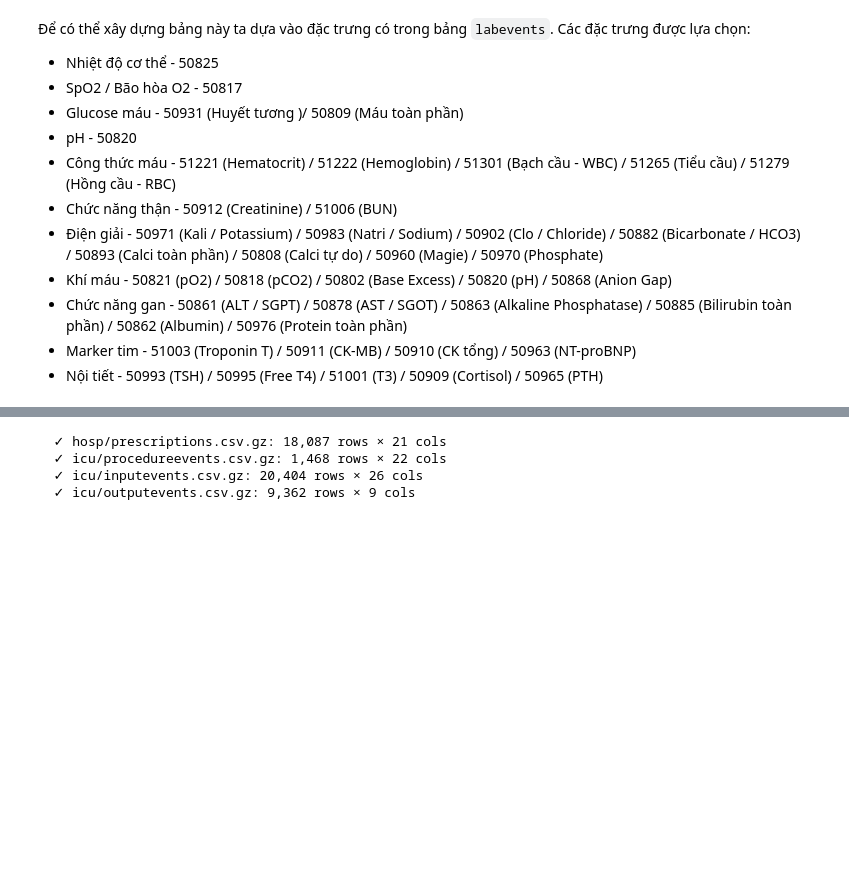
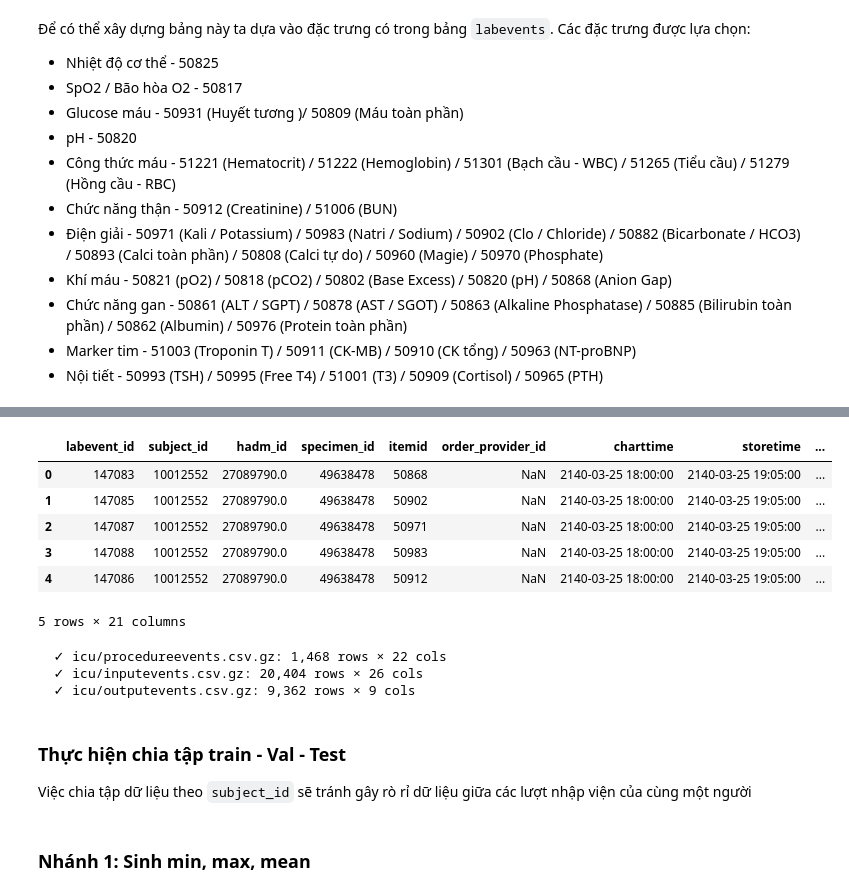
Before and after one commit to TienNguyen0712/hybrid-llm-tabular-pipeline-for-icu-mortality-prediction, a Jupyter notebook: mimic_iv_rag_pipeline_demo.ipynb, the cells around one changed output, grey strips where cells are left out. Cells and saved outputs as stored; diff of their text form; code cells hidden in the pictures; blank space fills up the shorter version.

```diff
--- a/mimic_iv_rag_pipeline_demo.ipynb
+++ b/mimic_iv_rag_pipeline_demo.ipynb
@@ -336,3 +453,44 @@ Index(['subject_id', 'hadm_id', 'stay_id', 'heart_rate_min', 'heart_rate_max',
 - Chức năng gan - 50861 (ALT / SGPT) / 50878 (AST / SGOT) / 50863 (Alkaline Phosphatase) / 50885 (Bilirubin toàn phần) / 50862 (Albumin) / 50976 (Protein toàn phần)
 - Marker tim - 51003 (Troponin T) / 50911 (CK-MB) / 50910 (CK tổng) / 50963 (NT-proBNP)
 - Nội tiết - 50993 (TSH) / 50995 (Free T4) / 51001 (T3) / 50909 (Cortisol) / 50965 (PTH)
+# %%
+from typing import Dict, Tuple
+
+def filter_and_clean_lab_events(labevents_df: pd.DataFrame, cohort_df: pd.DataFrame, item_mapping: Dict[int, str], outlier_bounds: Dict[str, Tuple[float, float]]) -> pd.DataFrame:
+    """
+    Giới hạn dữ liệu xét nghiệm (labevents) trong cửa sổ 24h ICU,
+    ánh xạ tên chỉ số và lọc nhiễu sinh lý.
+    """
+    # Tối ưu bộ nhớ: Lọc các itemid quan tâm TRƯỚC khi Merge
+    df = labevents_df[labevents_df['itemid'].isin(item_mapping.keys())].copy()
+
+    # Merge với cohort lấy stay_id và intime
+    # Lưu ý: labevents kết nối qua subject_id và hadm_id
+    df = df.merge(
+        cohort_df[['stay_id', 'subject_id', 'hadm_id', 'intime']],
+        on=['subject_id', 'hadm_id'],
+        how='inner'
+    )
+
+    # Lọc mốc thời gian: intime <= charttime <= intime + 24h
+    df['charttime'] = pd.to_datetime(df['charttime'])
+    df['obs_end_time'] = df['intime'] + pd.Timedelta(hours=24)
+
+    mask_time = (df['charttime'] >= df['intime']) & (df['charttime'] <= df['obs_end_time'])
+    df = df[mask_time].copy()
+
+    # Tính mốc thời gian tương đối delta_t (tính bằng giờ)
+    df['delta_hours'] = (df['charttime'] - df['intime']).dt.total_seconds() / 3600.0
+
+    # Áp ánh mã itemid sang tên biến lâm sàng
+    df['feature_name'] = df['itemid'].map(item_mapping)
+
+    # Lọc nhiễu sinh lý (Outlier Cleaning)
+    df['valuenum'] = pd.to_numeric(df['valuenum'], errors='coerce')
+
+    for feat_name, (min_val, max_val) in outlier_bounds.items():
+        feat_mask = df['feature_name'] == feat_name
+        invalid_mask = feat_mask & ((df['valuenum'] < min_val) | (df['valuenum'] > max_val))
+        df.loc[invalid_mask, 'valuenum'] = np.nan
+
+    return df.dropna(subset=['valuenum']).reset_index(drop=True)
@@ -339 +622,13 @@ Index(['subject_id', 'hadm_id', 'stay_id', 'heart_rate_min', 'heart_rate_max',
+# %%
+lab_test = filter_and_clean_lab_events(labevents, cohort, lab_item_mapping, lab_outlier_bounds)
+# %%
+lab_test.head()
+# %% [output]
+|  | labevent_id | subject_id | hadm_id | specimen_id | itemid | order_provider_id | charttime | storetime | ... |
+| 0 | 147083 | 10012552 | 27089790.0 | 49638478 | 50868 | NaN | 2140-03-25 18:00:00 | 2140-03-25 19:05:00 | ... |
+| 1 | 147085 | 10012552 | 27089790.0 | 49638478 | 50902 | NaN | 2140-03-25 18:00:00 | 2140-03-25 19:05:00 | ... |
+| 2 | 147087 | 10012552 | 27089790.0 | 49638478 | 50971 | NaN | 2140-03-25 18:00:00 | 2140-03-25 19:05:00 | ... |
+| 3 | 147088 | 10012552 | 27089790.0 | 49638478 | 50983 | NaN | 2140-03-25 18:00:00 | 2140-03-25 19:05:00 | ... |
+| 4 | 147086 | 10012552 | 27089790.0 | 49638478 | 50912 | NaN | 2140-03-25 18:00:00 | 2140-03-25 19:05:00 | ... |
+5 rows × 21 columns
 # %%
@@ -341,13 +636,14 @@ labevents = load("hosp", "labevents.csv.gz")
 # %%
-# hosp
-prescriptions   = load("hosp",  "prescriptions.csv.gz")
-
-# icu
-procedureevents   = load("icu",  "procedureevents.csv.gz")
-inputevents    = load("icu",  "inputevents.csv.gz")
-outputevents   = load("icu",  "outputevents.csv.gz")
+procedureevents  = load("icu",  "procedureevents.csv.gz")
+inputevents      = load("icu",  "inputevents.csv.gz")
+outputevents     = load("icu",  "outputevents.csv.gz")
 # %% [output]
-  ✓ hosp/prescriptions.csv.gz: 18,087 rows × 21 cols
   ✓ icu/procedureevents.csv.gz: 1,468 rows × 22 cols
   ✓ icu/inputevents.csv.gz: 20,404 rows × 26 cols
   ✓ icu/outputevents.csv.gz: 9,362 rows × 9 cols
+# %% [markdown]
+### **Thực hiện chia tập train - Val - Test**
+
+Việc chia tập dữ liệu theo `subject_id` sẽ tránh gây rò rỉ dữ liệu giữa các lượt nhập viện của cùng một người
+# %% [markdown]
+### **Nhánh 1: Sinh min, max, mean**
```
Also changed, not shown: parts of 17 cells of this notebook.
